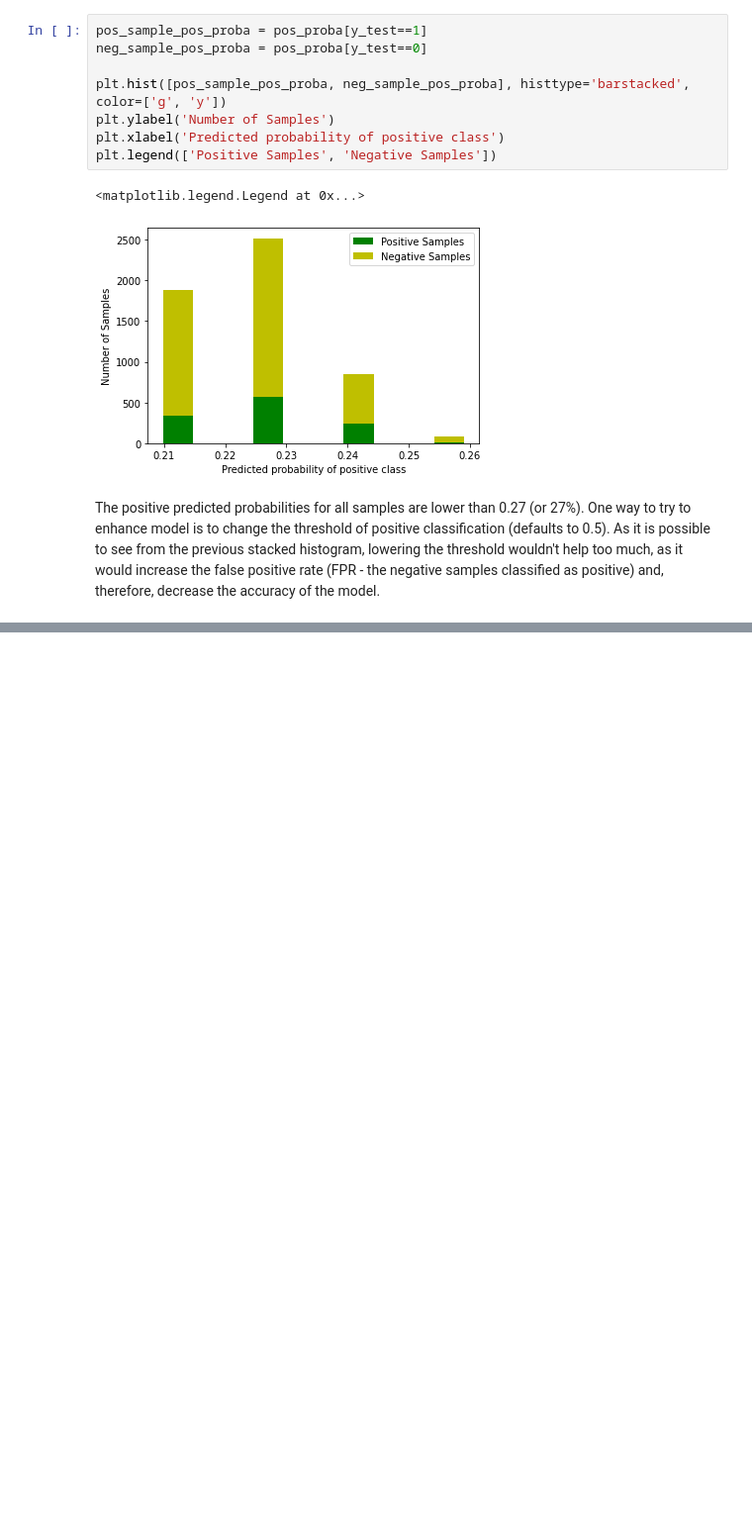
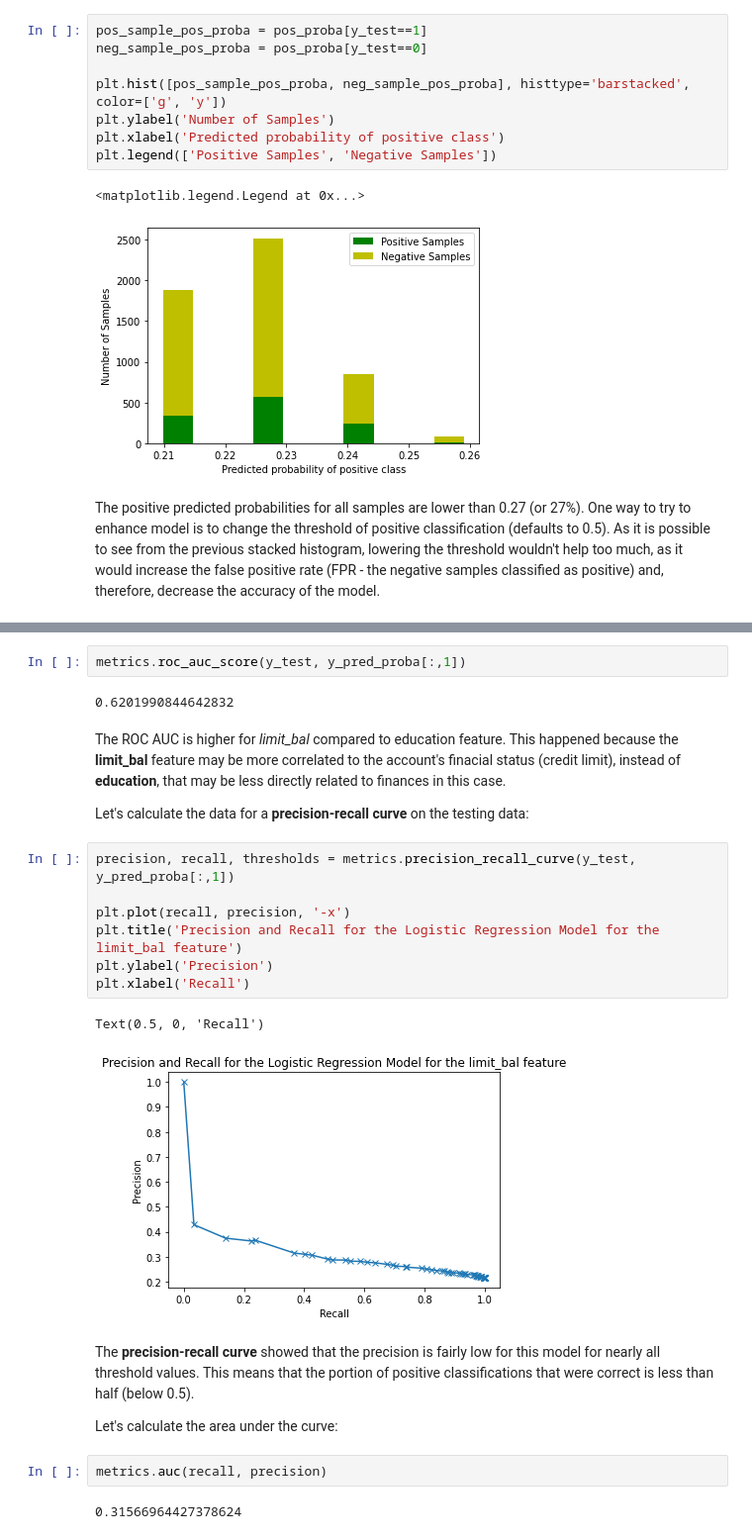
Before and after one commit to jeantardelli/data-science, a Jupyter notebook: exploring-the-response-variable-and-model-evaluation.ipynb, the cells around one changed output, grey strips where cells are left out. Shown: that part at 99% size. Cells and saved outputs as stored; diff of their text form; blank space fills up the shorter version.

```diff
--- a/exploring-the-response-variable-and-model-evaluation.ipynb
+++ b/exploring-the-response-variable-and-model-evaluation.ipynb
@@ -317,0 +417,26 @@ The positive predicted probabilities for all samples are lower than 0.27 (or 27%
+# %%
+metrics.roc_auc_score(y_test, y_pred_proba[:,1])
+# %% [output]
+0.6201990844642832
+# %% [markdown]
+The ROC AUC is higher for *limit_bal* compared to education feature. This happened because the **limit_bal** feature may be more correlated to the account's finacial status (credit limit), instead of **education**, that may be less directly related to finances in this case.
+
+Let's calculate the data for a **precision-recall curve** on the testing data:
+# %%
+precision, recall, thresholds = metrics.precision_recall_curve(y_test, y_pred_proba[:,1])
+
+plt.plot(recall, precision, '-x')
+plt.title('Precision and Recall for the Logistic Regression Model for the limit_bal feature')
+plt.ylabel('Precision')
+plt.xlabel('Recall')
+# %% [output]
+Text(0.5, 0, 'Recall')
+[figure, added]
+# %% [markdown]
+The **precision-recall curve** showed that the precision is fairly low for this model for nearly all threshold values. This means that the portion of positive classifications that were correct is less than half (below 0.5).
+
+Let's calculate the area under the curve:
+# %%
+metrics.auc(recall, precision)
+# %% [output]
+0.31566964427378624
```
Also changed, not shown: parts of 21 cells of this notebook.
